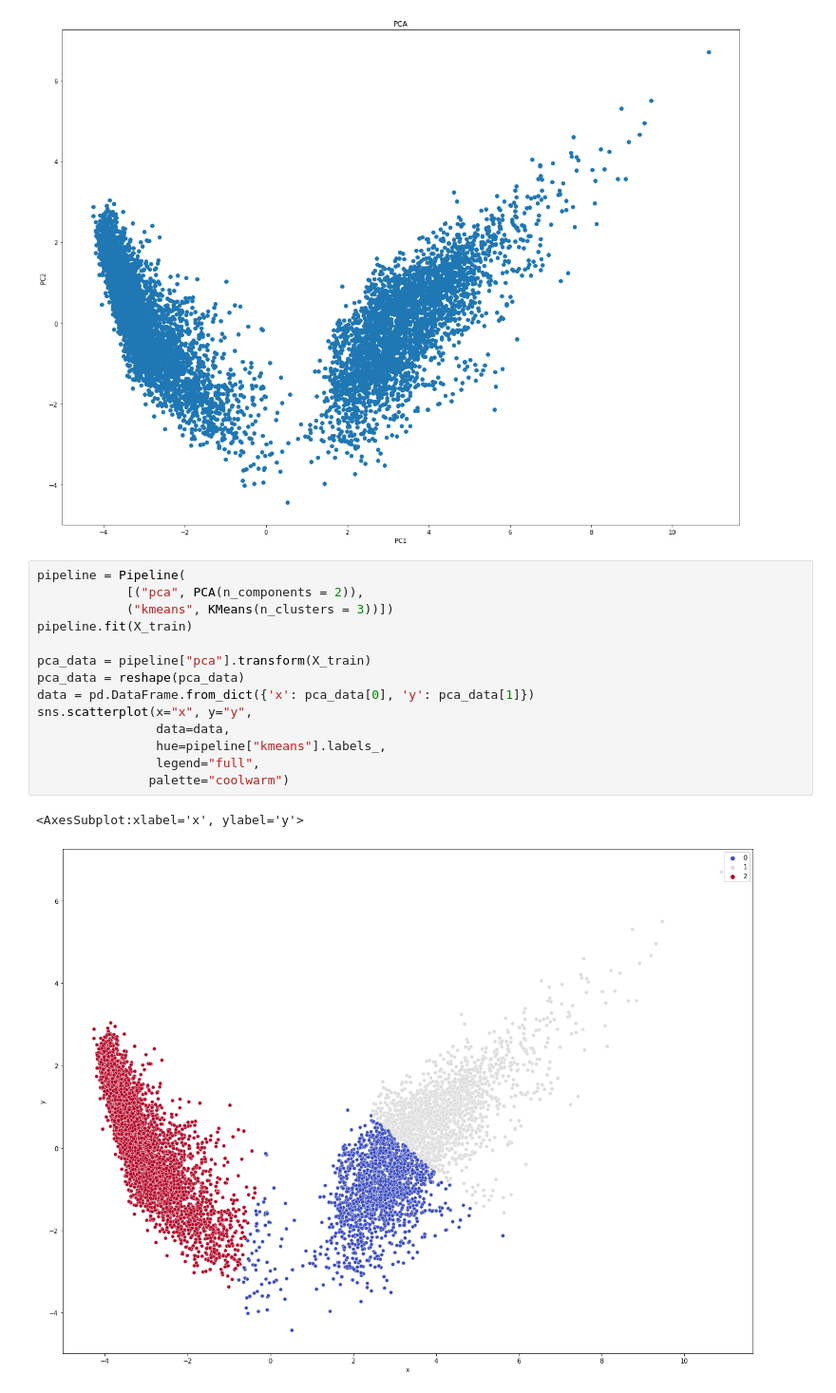
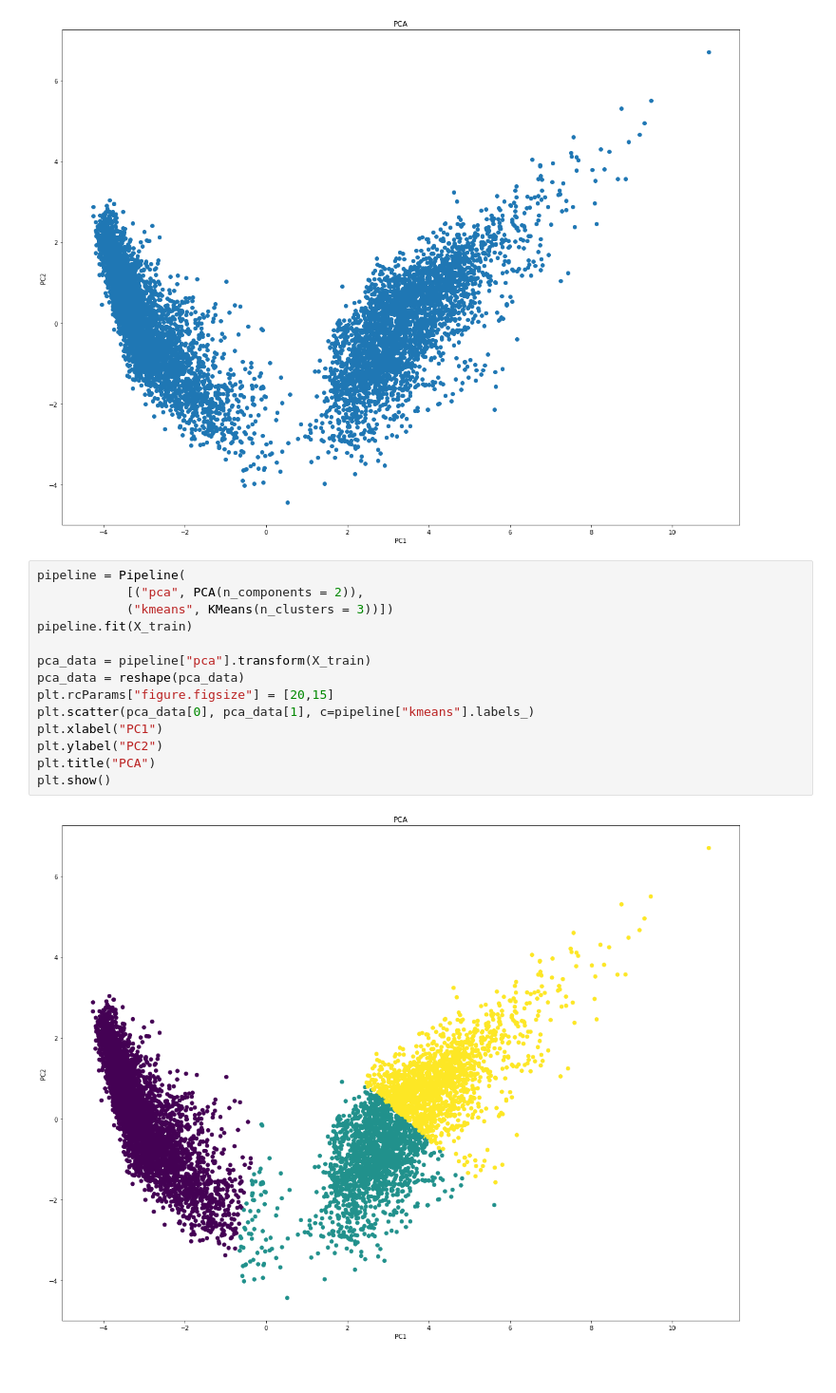
Before and after one commit to gekas145/WUM-2021-Projekty, a Jupyter notebook: Projekt2/feature_engineering_and_baseline.ipynb, the cells around one changed output. Shown at 95% size. Drawn from its saved outputs; the diff is of its cells as text.

```diff
--- a/Projekt2/feature_engineering_and_baseline.ipynb
+++ b/Projekt2/feature_engineering_and_baseline.ipynb
@@ -89,18 +89,17 @@ plt.show()
 # %%
 pipeline = Pipeline(
             [("pca", PCA(n_components = 2)),
             ("kmeans", KMeans(n_clusters = 3))])
 pipeline.fit(X_train)
 
 pca_data = pipeline["pca"].transform(X_train)
 pca_data = reshape(pca_data)
-data = pd.DataFrame.from_dict({'x': pca_data[0], 'y': pca_data[1]})
-sns.scatterplot(x="x", y="y",
-                data=data,
-                hue=pipeline["kmeans"].labels_,
-                legend="full",
-               palette="coolwarm")
+plt.rcParams["figure.figsize"] = [20,15]
+plt.scatter(pca_data[0], pca_data[1], c=pipeline["kmeans"].labels_)
+plt.xlabel("PC1")
+plt.ylabel("PC2")
+plt.title("PCA")
+plt.show()
 # %% [output]
-<AxesSubplot:xlabel='x', ylabel='y'>
-[figure, old version]
+[figure, new version]
 # %%
```
Also changed, not shown: parts of 3 cells of this notebook.
